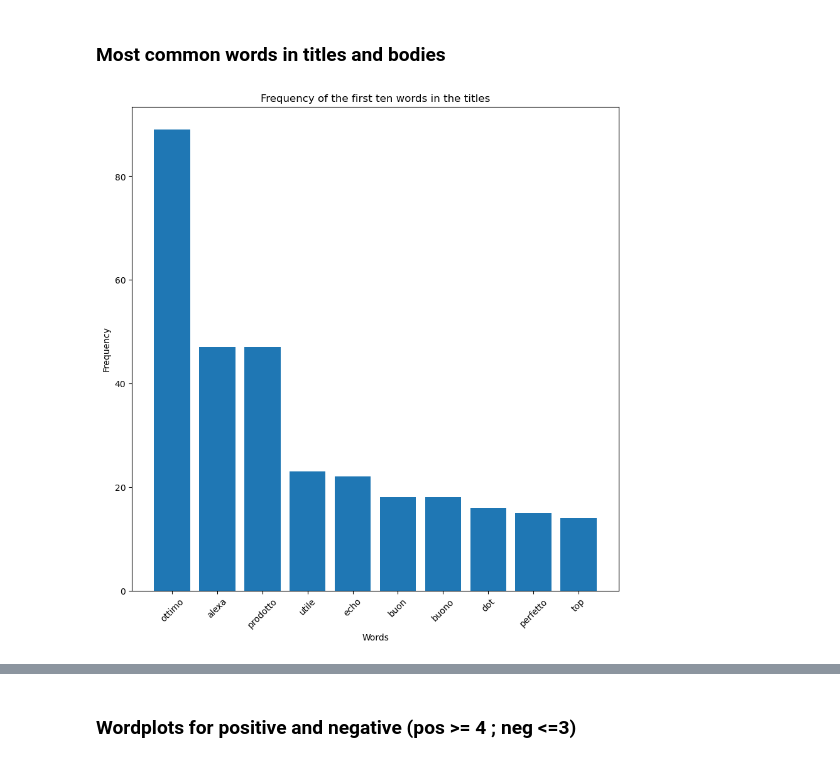
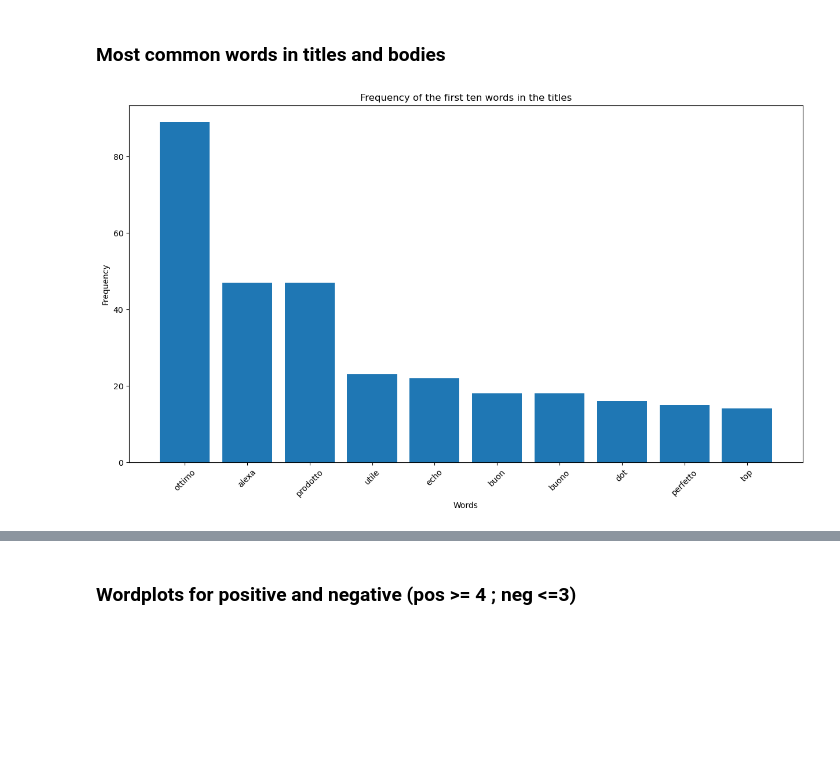
Before and after one commit to riccardo-borgo/Sentiment-Analysis-Amazon, a Jupyter notebook: main.ipynb, the cells around one changed output, grey strips where cells are left out. Cells and saved outputs as stored; diff of their text form; code cells hidden in the pictures; blank space fills up the shorter version.

```diff
--- a/main.ipynb
+++ b/main.ipynb
@@ -105,15 +100,15 @@ fd_title = nltk.FreqDist(words_title_clear)
 # %%
 sorted_fd_title = dict(sorted(fd_title.items(), key=lambda item: item[1], reverse=True))
 # %%
-plt.figure(figsize=(10,10))
+plt.figure(figsize=(15,8))
 plt.xlabel('Words')
 plt.ylabel('Frequency')
 plt.xticks(rotation=45)
 plt.title('Frequency of the first ten words in the titles')
 plt.bar(list(sorted_fd_title.keys())[:10], list(sorted_fd_title.values())[:10])
 plt.show()
 # %% [output]
-[figure, old version]
+[figure, new version]
 # %%
 list_body = df['Body'].to_list()
 list_body = [str(word) for word in list_body]
```
Also changed, not shown: parts of 12 cells of this notebook, 1 other file.
